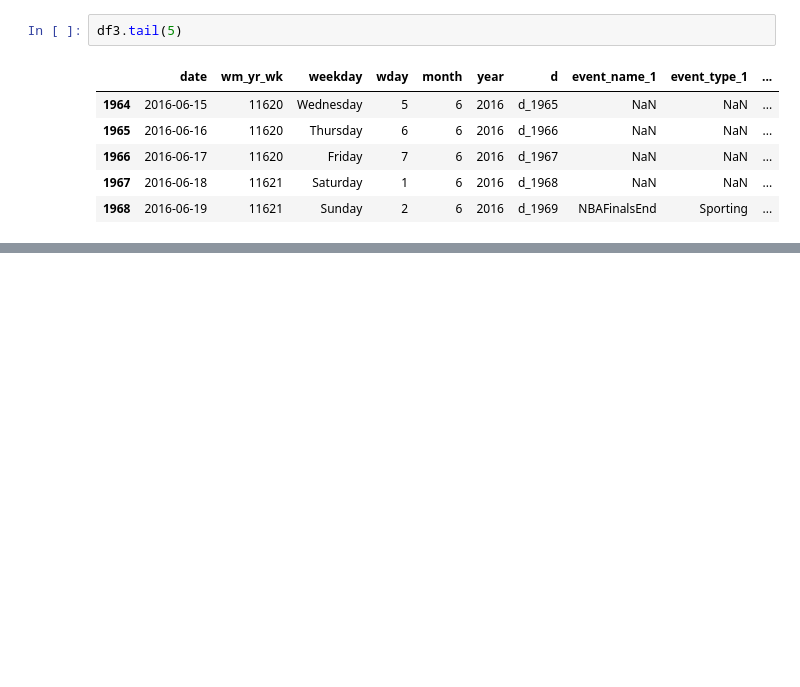
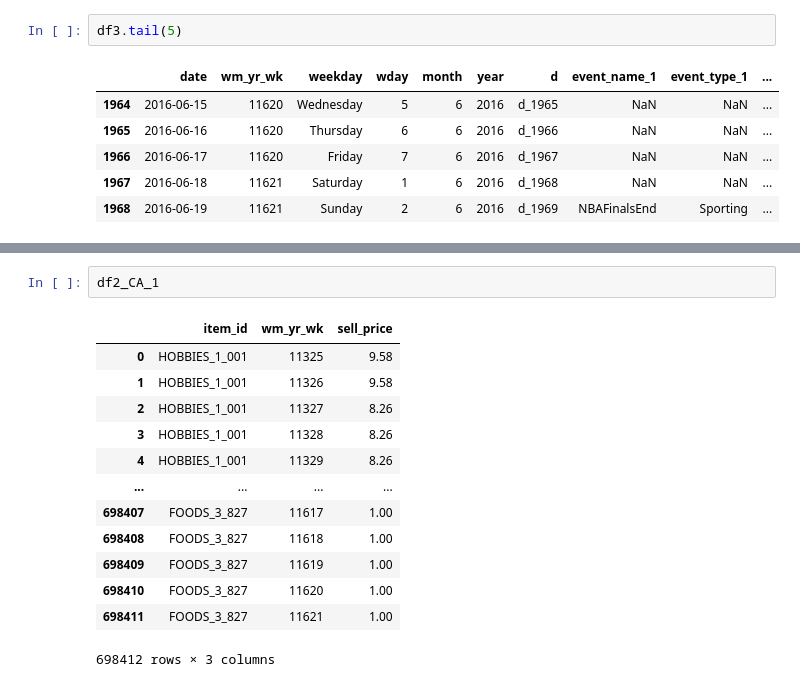
Before and after one commit to lymc33/Data_visualization, a Jupyter notebook: 6_Dashboard_4.ipynb, the cells around one changed output, grey strips where cells are left out. Saved outputs shown, nothing was run; the diff lists cells and outputs as text; blank space fills up the shorter version.

```diff
--- a/6_Dashboard_4.ipynb
+++ b/6_Dashboard_4.ipynb
@@ -111,0 +125,16 @@ Name: 0, Length: 1947, dtype: object
+# %%
+df2_CA_1
+# %% [output]
+|  | item_id | wm_yr_wk | sell_price |
+| 0 | HOBBIES_1_001 | 11325 | 9.58 |
+| 1 | HOBBIES_1_001 | 11326 | 9.58 |
+| 2 | HOBBIES_1_001 | 11327 | 8.26 |
+| 3 | HOBBIES_1_001 | 11328 | 8.26 |
+| 4 | HOBBIES_1_001 | 11329 | 8.26 |
+| ... | ... | ... | ... |
+| 698407 | FOODS_3_827 | 11617 | 1.00 |
+| 698408 | FOODS_3_827 | 11618 | 1.00 |
+| 698409 | FOODS_3_827 | 11619 | 1.00 |
+| 698410 | FOODS_3_827 | 11620 | 1.00 |
+| 698411 | FOODS_3_827 | 11621 | 1.00 |
+698412 rows × 3 columns
```
Also changed, not shown: parts of 30 cells of this notebook, 2 other files.
